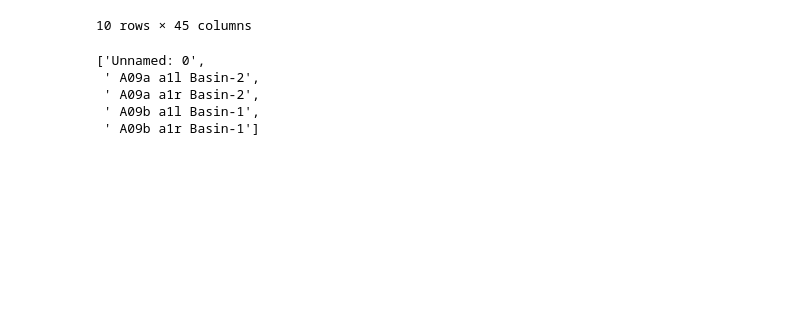
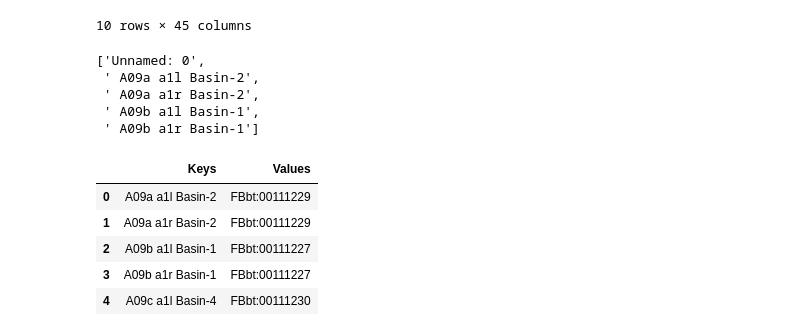
Before and after one commit to FlyBase/drosophila-anatomy-developmental-ontology, a Jupyter notebook: fbbt/src/patterns/robot_template_projects/Jovanovic_circuit/Jovanovic_circuit_template_gen.py.ipynb, the cells around one changed output. Cells and saved outputs as stored; diff of their text form; code cells hidden in the pictures; blank space fills up the shorter version.

```diff
--- a/fbbt/src/patterns/robot_template_projects/Jovanovic_circuit/Jovanovic_circuit_template_gen.py.ipynb
+++ b/fbbt/src/patterns/robot_template_projects/Jovanovic_circuit/Jovanovic_circuit_template_gen.py.ipynb
@@ -31,5 +31,15 @@ columns[0:5] # Return first five columns
  ' A09a a1r Basin-2',
  ' A09b a1l Basin-1',
  ' A09b a1r Basin-1']
+# %%
+fbrf_table = pd.read_csv('./fbrf-table.csv', sep=',')
+fbrf_table[0:5]
+# %% [output]
+|  | Keys | Values |
+| 0 | A09a a1l Basin-2 | FBbt:00111229 |
+| 1 | A09a a1r Basin-2 | FBbt:00111229 |
+| 2 | A09b a1l Basin-1 | FBbt:00111227 |
+| 3 | A09b a1r Basin-1 | FBbt:00111227 |
+| 4 | A09c a1l Basin-4 | FBbt:00111230 |
 # %%
 # Make a new list without the first (unnamed) column [0]:
```
Also changed, not shown: parts of 3 cells of this notebook, 2 other files.
